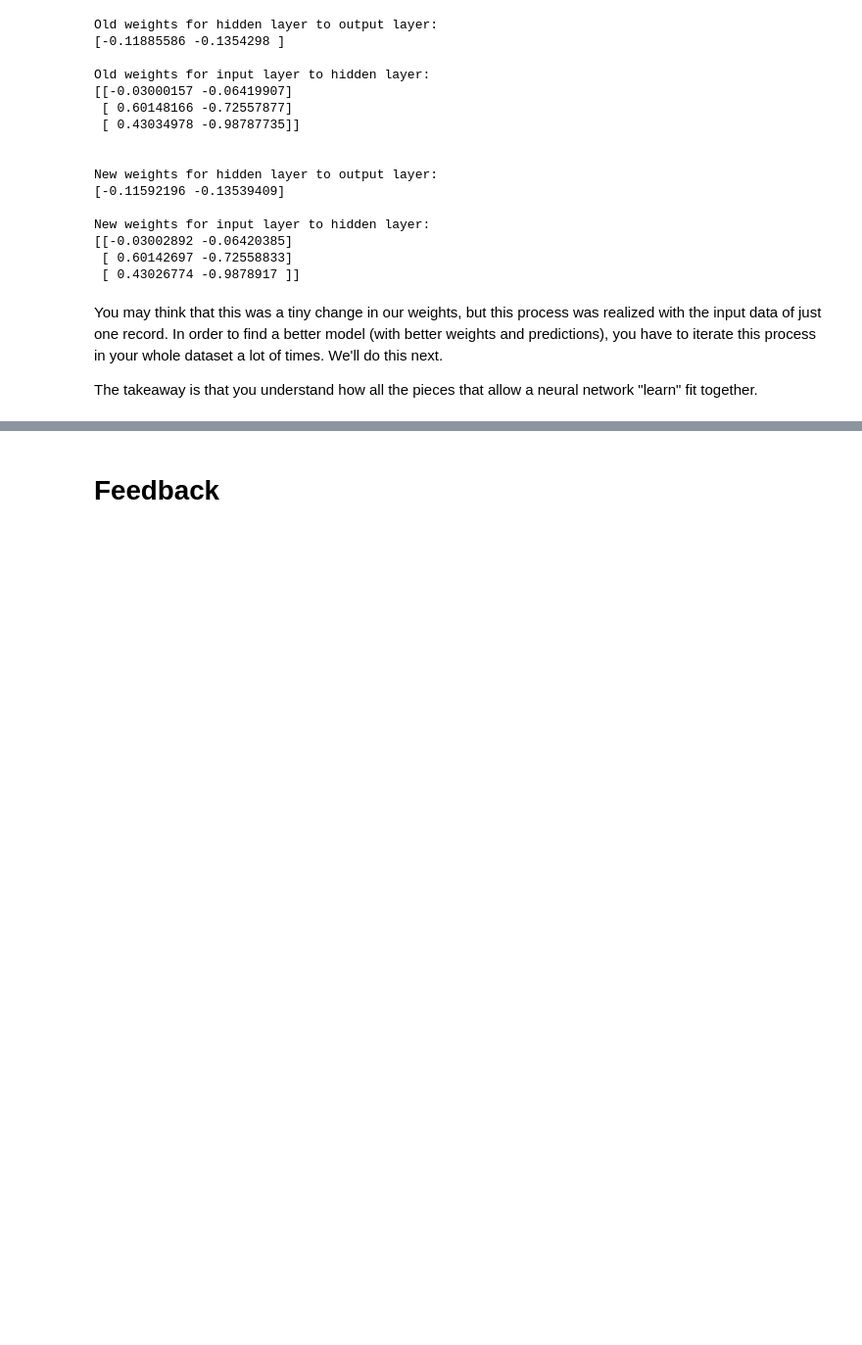
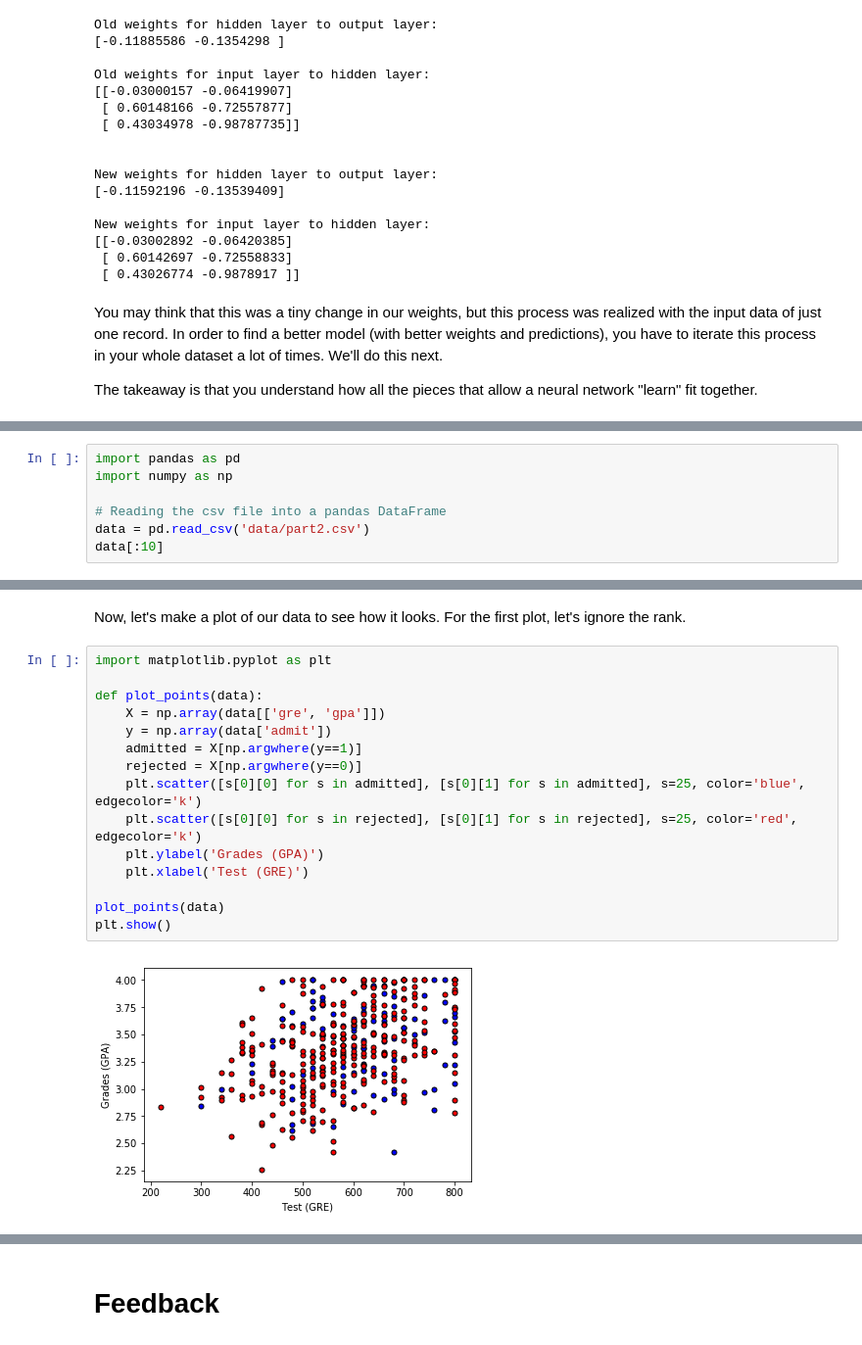
Before and after one commit to ferlopezm94/neural-networks-intro, a Jupyter notebook: Part2.ipynb, the cells around one changed output, grey strips where cells are left out. Shown: that part at 98% size. Drawn from its saved outputs; the diff is of its cells as text; blank space fills up the shorter version.

Commit message:
Add Loading the data and Data preparation section

```diff
--- a/Part2.ipynb
+++ b/Part2.ipynb
@@ -352,0 +384,7 @@ The takeaway is that you understand how all the pieces that allow a neural netwo
+# %%
+import pandas as pd
+import numpy as np
+
+# Reading the csv file into a pandas DataFrame
+data = pd.read_csv('data/part2.csv')
+data[:10]
@@ -352,0 +403,19 @@ The takeaway is that you understand how all the pieces that allow a neural netwo
+# %% [markdown]
+Now, let's make a plot of our data to see how it looks. For the first plot, let's ignore the rank.
+# %%
+import matplotlib.pyplot as plt
+
+def plot_points(data):
+    X = np.array(data[['gre', 'gpa']])
+    y = np.array(data['admit'])
+    admitted = X[np.argwhere(y==1)]
+    rejected = X[np.argwhere(y==0)]
+    plt.scatter([s[0][0] for s in admitted], [s[0][1] for s in admitted], s=25, color='blue', edgecolor='k')
+    plt.scatter([s[0][0] for s in rejected], [s[0][1] for s in rejected], s=25, color='red', edgecolor='k')
+    plt.ylabel('Grades (GPA)')
+    plt.xlabel('Test (GRE)')
+
+plot_points(data)
+plt.show()
+# %% [output]
+[figure, added]
```
Also changed, not shown: parts of 22 cells of this notebook, 1 other file.
